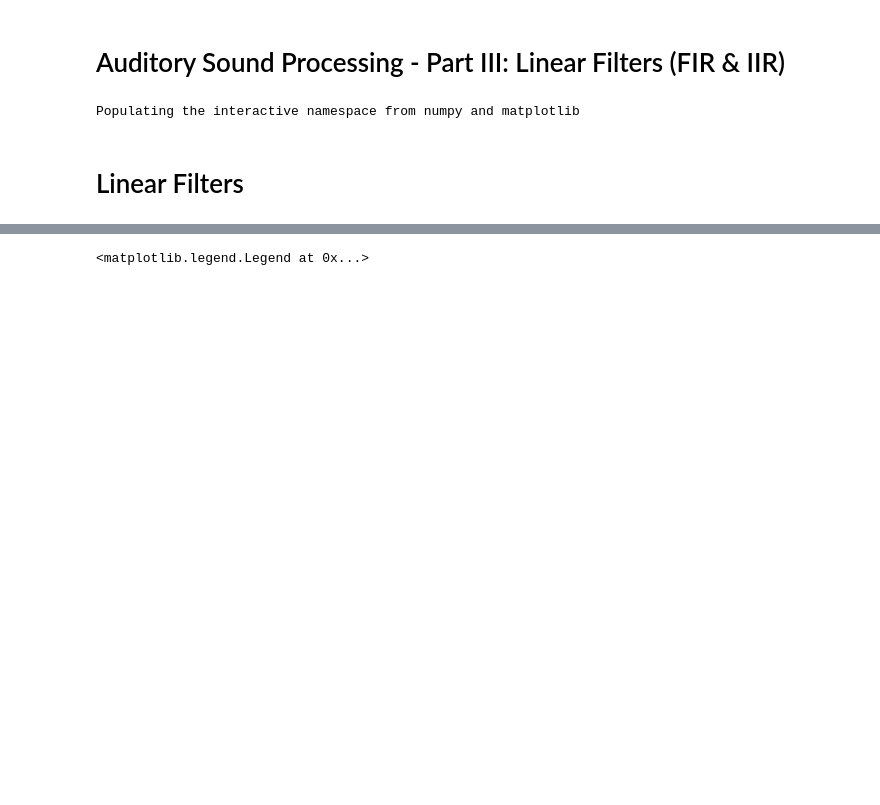
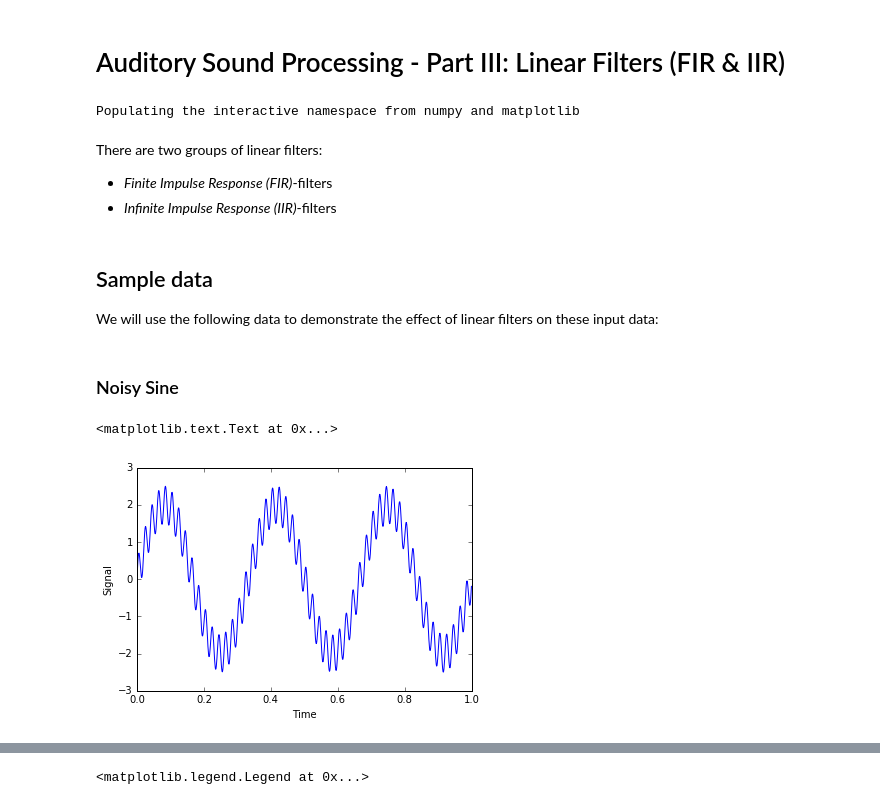
Before and after one commit to thomas-haslwanter/CSS_ipynb, a Jupyter notebook: Soundproc_3_LinearFilters.ipynb, the cells around one changed output, grey strips where cells are left out. Drawn from its saved outputs; the diff is of its cells as text; code cells hidden in the pictures; blank space fills up the shorter version.

```diff
--- a/Soundproc_3_LinearFilters.ipynb
+++ b/Soundproc_3_LinearFilters.ipynb
@@ -8,4 +9,28 @@ from IPython.display import Audio, display
 # %% [output]
 Populating the interactive namespace from numpy and matplotlib
-# %% [markdown]
-# Linear Filters
+# %% [markdown]
+There are two groups of linear filters:
+
+* *Finite Impulse Response (FIR)*-filters
+* *Infinite Impulse Response (IIR)*-filters
+# %% [markdown]
+## Sample data
+
+We will use the following data to demonstrate the effect of linear filters on these input data:
+# %% [markdown]
+### Noisy Sine
+# %%
+rate = 1000
+t = arange(0,1,1/rate)
+freqs = [3, 50]
+amps = [2, 0.5]
+x = zeros(t.shape)
+for freq, amp in zip(freqs,amps):
+    x += amp * sin(2*pi*freq*t)
+
+plot(t,x)
+xlabel('Time')
+ylabel('Signal')
+# %% [output]
+<matplotlib.text.Text at 0x...>
+[figure, added]
```
Also changed, not shown: parts of 27 cells of this notebook, 3 other files.
